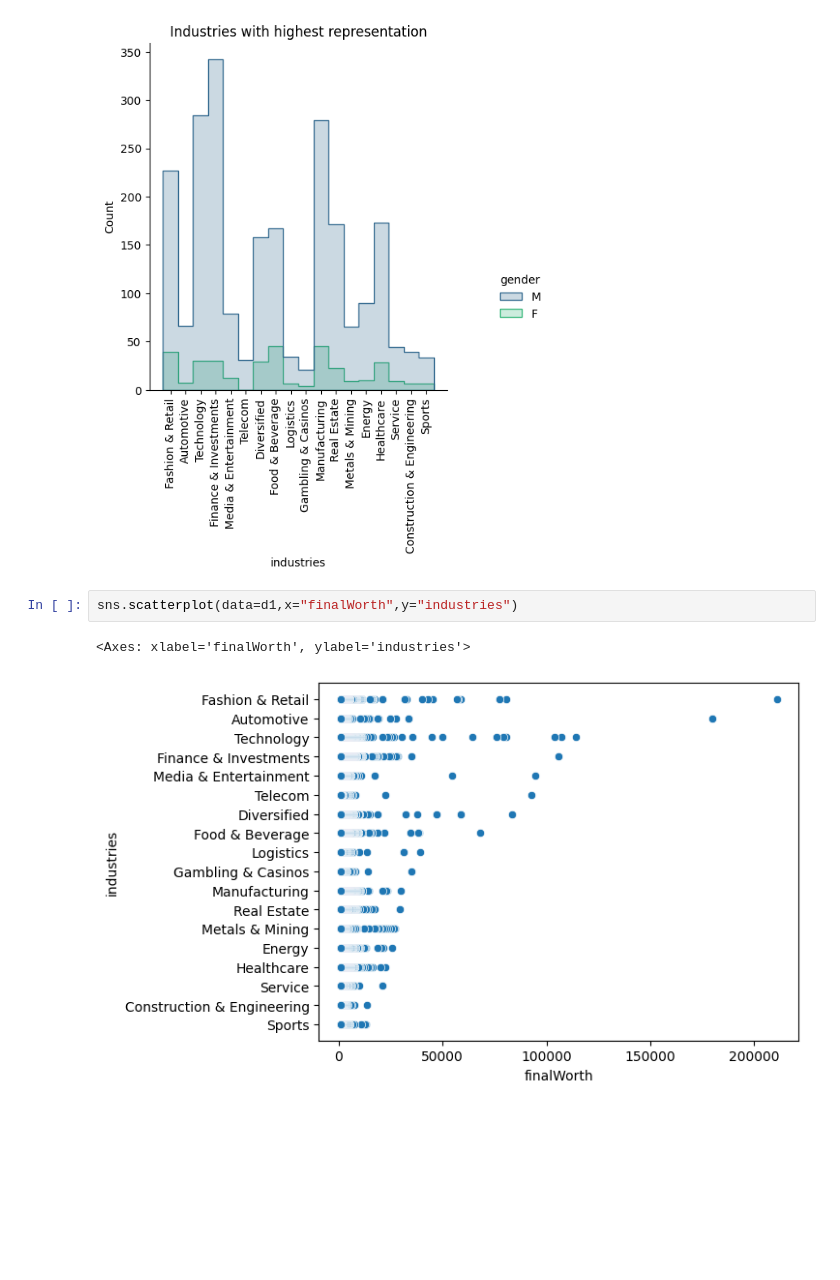
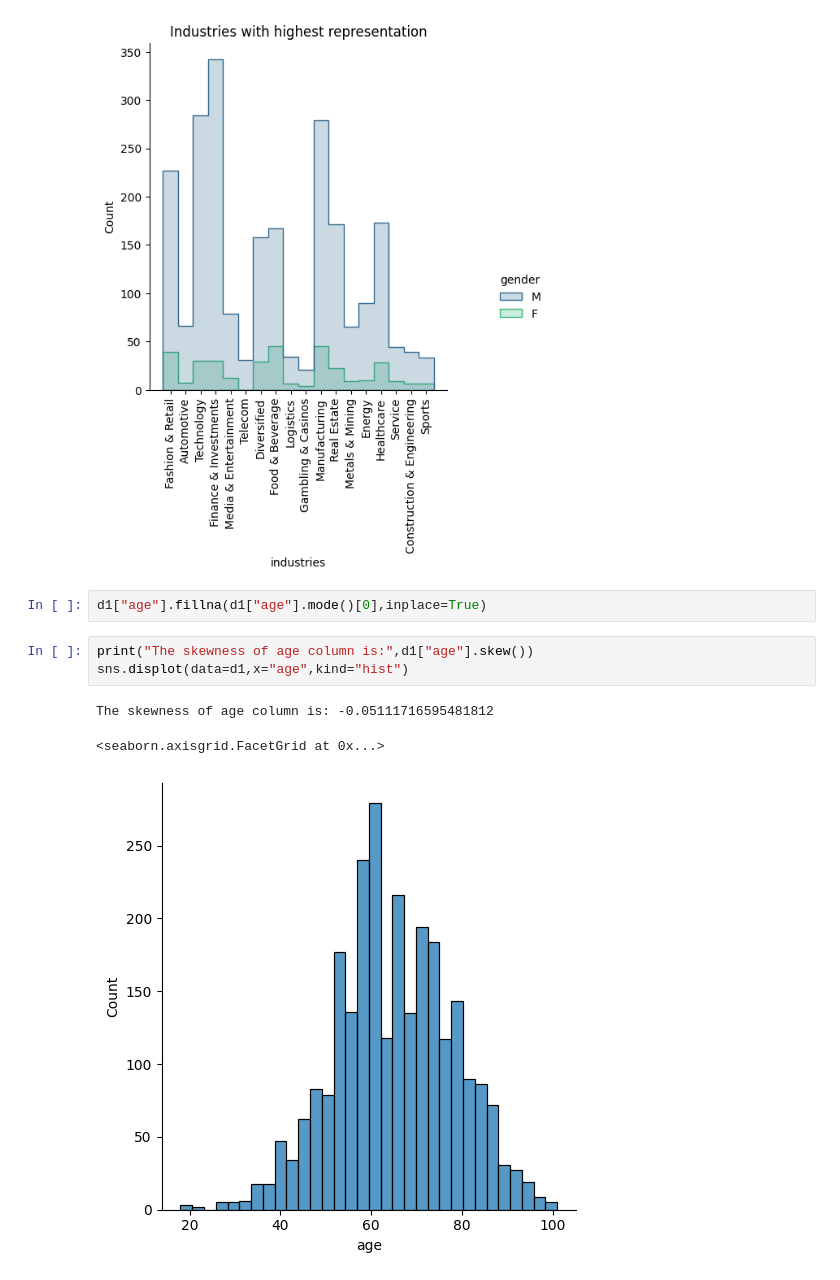
Before and after one commit to naveen3830/Kaggle, a Jupyter notebook: billionaires-data-visualization.ipynb, the cells around one changed output. Drawn from its saved outputs; the diff is of its cells as text; blank space fills up the shorter version.

Commit message:
Kaggle Notebook | Billionaires data visualization  | Version 4

```diff
--- a/billionaires-data-visualization.ipynb
+++ b/billionaires-data-visualization.ipynb
@@ -293,8 +259,12 @@ plt.title("Industries with highest representation")
 # %% [output]
 Text(0.5, 1.0, 'Industries with highest representation')
 [figure]
-# %%
-sns.scatterplot(data=d1,x="finalWorth",y="industries")
-# %% [output]
-<Axes: xlabel='finalWorth', ylabel='industries'>
-[figure, removed]
+# %%
+d1["age"].fillna(d1["age"].mode()[0],inplace=True)
+# %%
+print("The skewness of age column is:",d1["age"].skew())
+sns.displot(data=d1,x="age",kind="hist")
+# %% [output]
+The skewness of age column is: -0.05111716595481812
+<seaborn.axisgrid.FacetGrid at 0x...>
+[figure, added]
```
Also changed, not shown: parts of 6 cells of this notebook.
